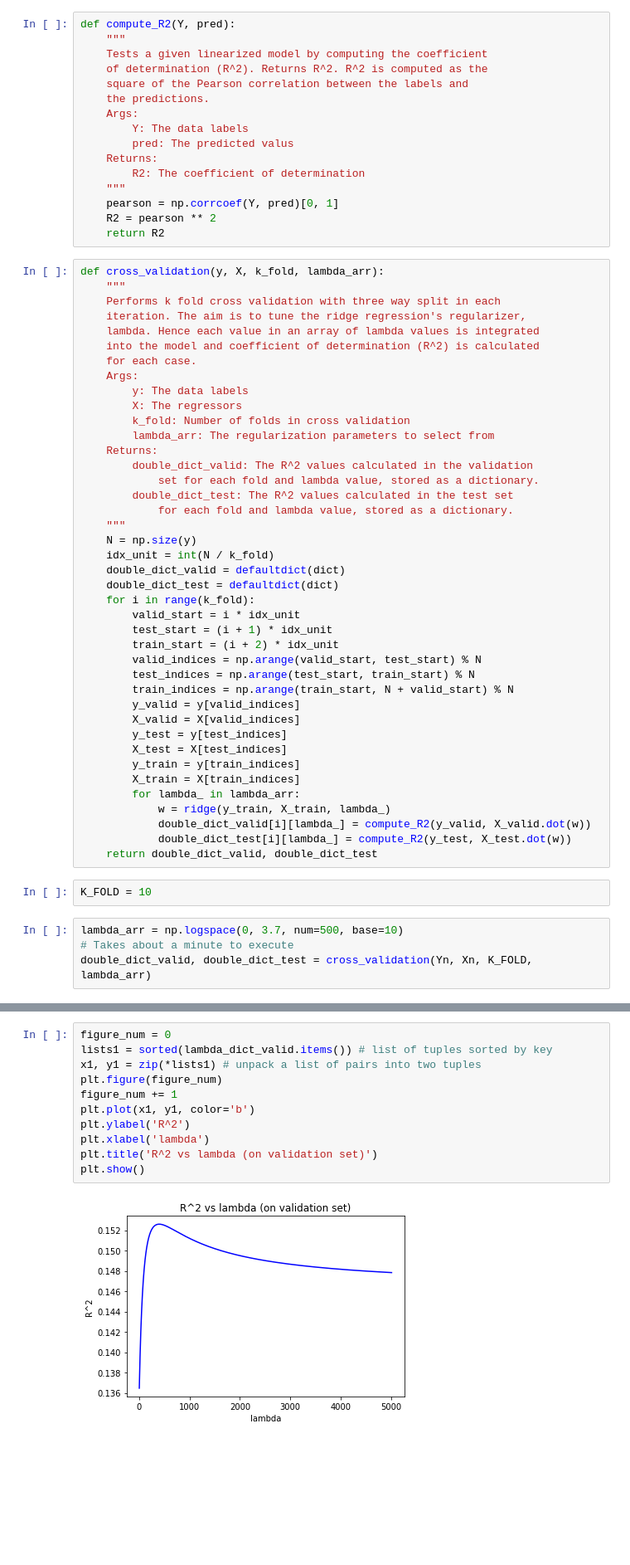
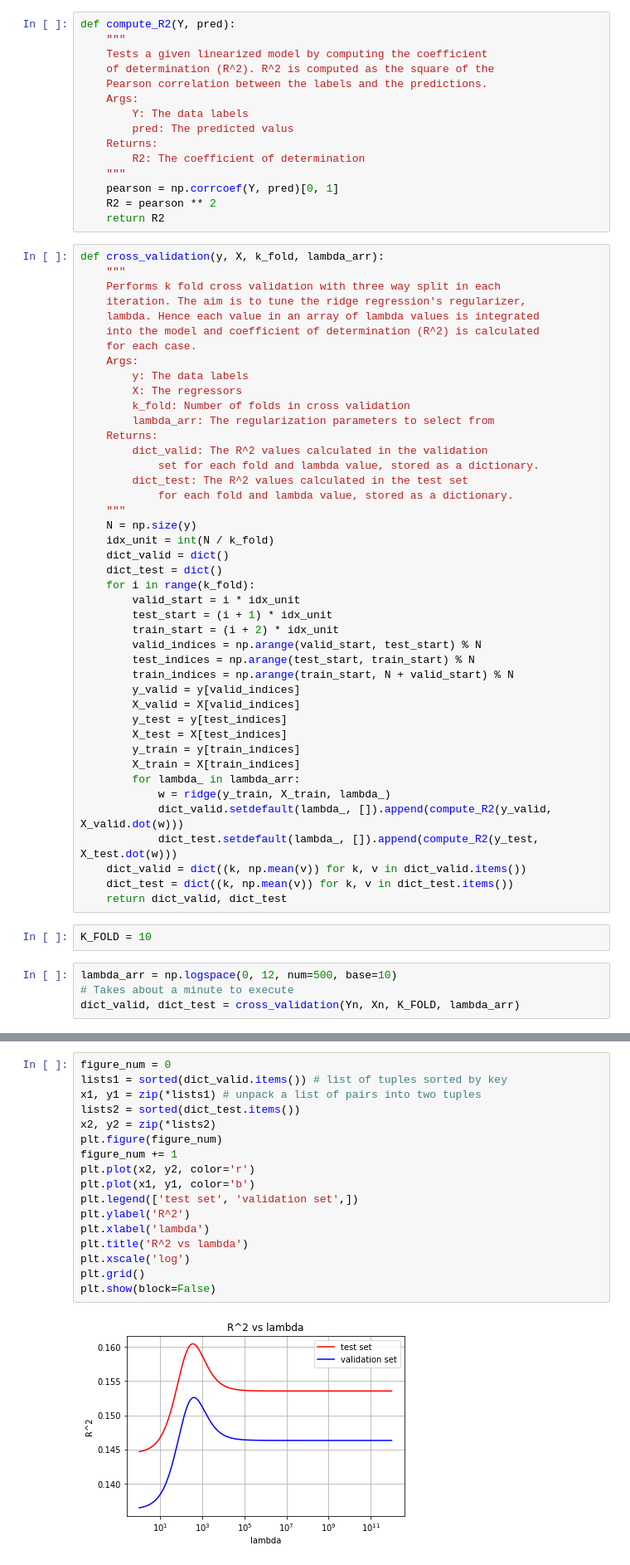
Before and after one commit to efeacer/Bilkent_EEE482_Assignments, a Jupyter notebook: Homework3_EA/Question3.ipynb, the cells around one changed output, grey strips where cells are left out. Shown at 83% size. Drawn from its saved outputs; the diff is of its cells as text; blank space fills up the shorter version.

```diff
--- a/Homework3_EA/Question3.ipynb
+++ b/Homework3_EA/Question3.ipynb
@@ -71,9 +52,8 @@ def ridge(y, X, lambda_):
 def compute_R2(Y, pred):
     """
     Tests a given linearized model by computing the coefficient
-    of determination (R^2). Returns R^2. R^2 is computed as the
-    square of the Pearson correlation between the labels and
-    the predictions.
+    of determination (R^2). R^2 is computed as the square of the
+    Pearson correlation between the labels and the predictions.
     Args:
         Y: The data labels
         pred: The predicted valus
@@ -97,15 +77,15 @@ def cross_validation(y, X, k_fold, lambda_arr):
         k_fold: Number of folds in cross validation
         lambda_arr: The regularization parameters to select from
     Returns:
-        double_dict_valid: The R^2 values calculated in the validation
+        dict_valid: The R^2 values calculated in the validation
             set for each fold and lambda value, stored as a dictionary.
-        double_dict_test: The R^2 values calculated in the test set
+        dict_test: The R^2 values calculated in the test set
             for each fold and lambda value, stored as a dictionary.
     """
     N = np.size(y)
     idx_unit = int(N / k_fold)
-    double_dict_valid = defaultdict(dict)
-    double_dict_test = defaultdict(dict)
+    dict_valid = dict()
+    dict_test = dict()
     for i in range(k_fold):
         valid_start = i * idx_unit
         test_start = (i + 1) * idx_unit
@@ -121,12 +101,14 @@ def cross_validation(y, X, k_fold, lambda_arr):
         X_train = X[train_indices]
         for lambda_ in lambda_arr:
             w = ridge(y_train, X_train, lambda_)
-            double_dict_valid[i][lambda_] = compute_R2(y_valid, X_valid.dot(w))
-            double_dict_test[i][lambda_] = compute_R2(y_test, X_test.dot(w))
-    return double_dict_valid, double_dict_test
+            dict_valid.setdefault(lambda_, []).append(compute_R2(y_valid, X_valid.dot(w)))
+            dict_test.setdefault(lambda_, []).append(compute_R2(y_test, X_test.dot(w)))
+    dict_valid = dict((k, np.mean(v)) for k, v in dict_valid.items())
+    dict_test = dict((k, np.mean(v)) for k, v in dict_test.items())
+    return dict_valid, dict_test
 # %%
 K_FOLD = 10
 # %%
-lambda_arr = np.logspace(0, 3.7, num=500, base=10)
+lambda_arr = np.logspace(0, 12, num=500, base=10)
 # Takes about a minute to execute
-double_dict_valid, double_dict_test = cross_validation(Yn, Xn, K_FOLD, lambda_arr)
+dict_valid, dict_test = cross_validation(Yn, Xn, K_FOLD, lambda_arr)
@@ -181,13 +124,19 @@ Corresponding R^2 in test set: 0.16042298116698678
 # %%
 figure_num = 0
-lists1 = sorted(lambda_dict_valid.items()) # list of tuples sorted by key
+lists1 = sorted(dict_valid.items()) # list of tuples sorted by key
 x1, y1 = zip(*lists1) # unpack a list of pairs into two tuples
+lists2 = sorted(dict_test.items())
+x2, y2 = zip(*lists2)
 plt.figure(figure_num)
 figure_num += 1
+plt.plot(x2, y2, color='r')
 plt.plot(x1, y1, color='b')
+plt.legend(['test set', 'validation set',])
 plt.ylabel('R^2')
 plt.xlabel('lambda')
-plt.title('R^2 vs lambda (on validation set)')
-plt.show()
+plt.title('R^2 vs lambda')
+plt.xscale('log')
+plt.grid()
+plt.show(block=False)
 # %% [output]
-[figure, old version]
+[figure, new version]
```
Also changed, not shown: parts of 19 cells of this notebook, 5 other files.
